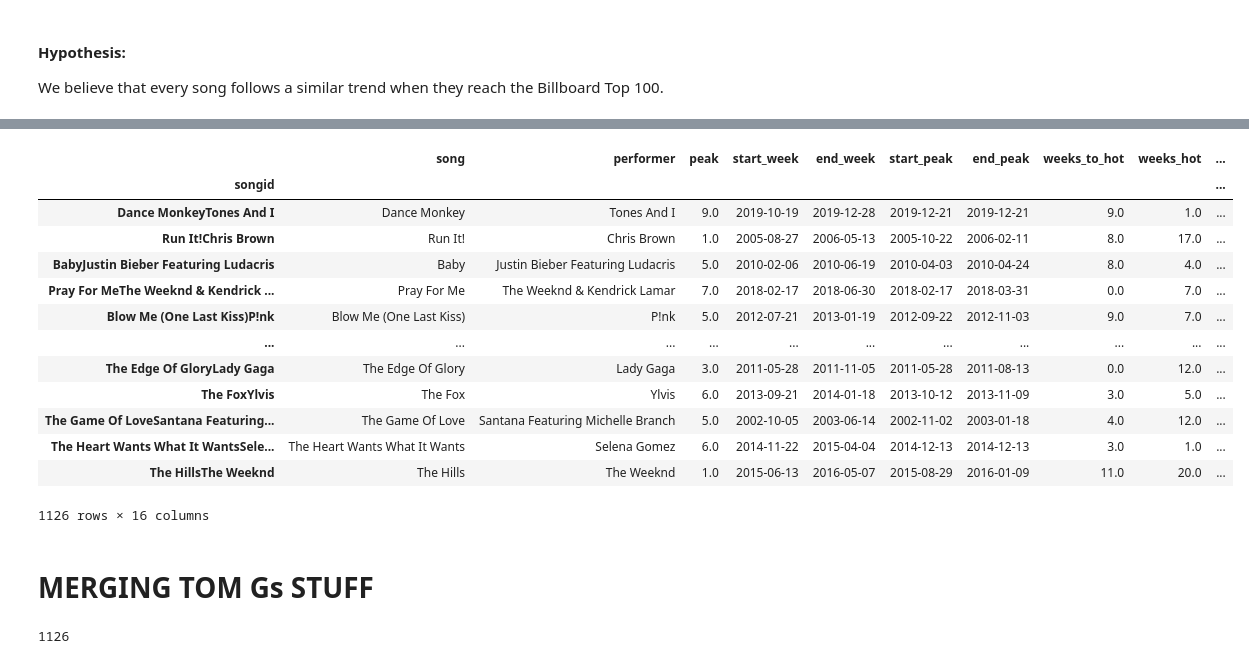
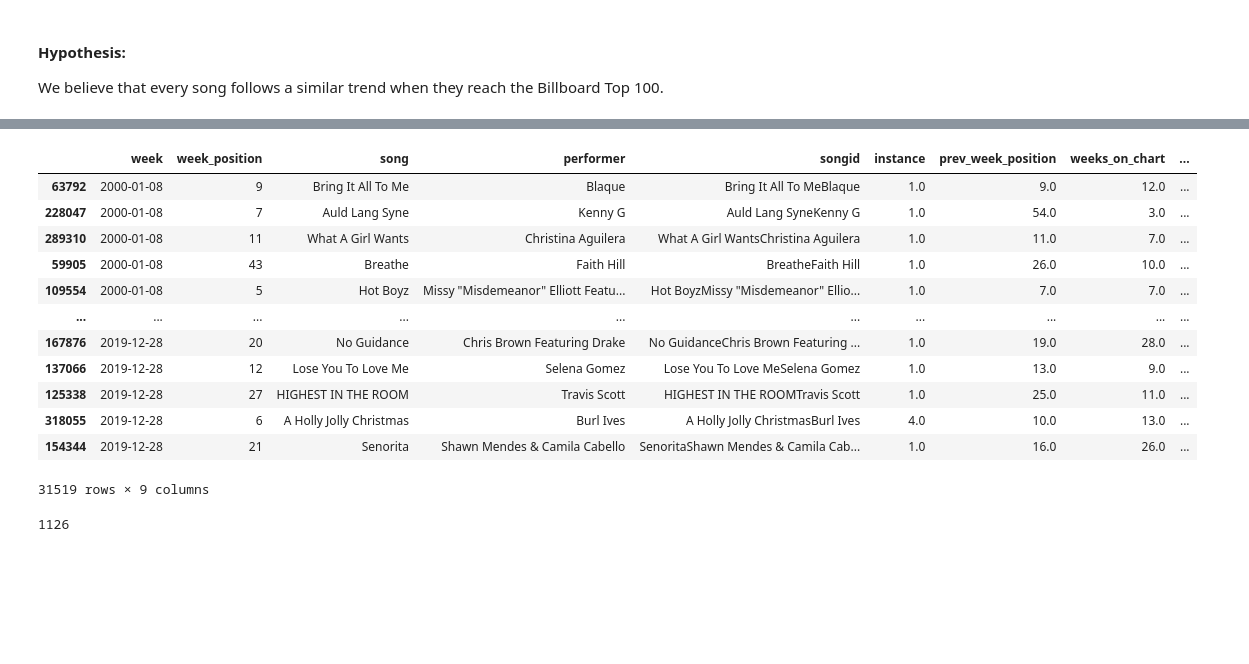
Before and after one commit to tvarano/hit-analyzer, a Jupyter notebook: main.ipynb, the cells around one changed output, grey strips where cells are left out. Saved outputs shown, nothing was run; the diff lists cells and outputs as text; code cells hidden in the pictures; blank space fills up the shorter version.

```diff
--- a/main.ipynb
+++ b/main.ipynb
@@ -115,7 +96,7 @@ df = df.drop(columns=['peak_position'])
 # %%
 ax = plt.gca()
 # for s in df.song.unique():
-s = "Satisfy YouPuff Daddy Featuring R. Kelly"
+s = "All I Want For Christmas Is YouMariah Carey"
 df[df.songid == s].plot(x='week', y='week_position', ax = ax)
 horiz_line_data = np.array([10 for i in range(len(df[df.songid == s]))])
 plt.plot(df[df.songid == s].week, horiz_line_data, 'r')
@@ -239,6 +191,6 @@ for i, r in song_info.iterrows():
 song_info = song_info.astype({"weeks_to_hot": 'float', "weeks_hot": 'float', "tail_weeks": 'float'})
 # %%
 for i, r in df.iterrows():
-    df.at[i, 'rel_week'] = (r.week - song_info.loc[r.songid].start_week).days / 7
+    df.at[i, 'rel_week'] = (r.week - song_info.loc[r.songid, 'start_week']).days / 7
 # %%
 # a couple graphs to make pretty and look at
@@ -284,2 +233,4 @@ for s in df.songid.unique():
     # instance
     song_info.at[s, 'instance'] = max(song_inst.instance)
+# %%
+df.insert(loc=len(df.columns), column='jump', value=[r.week_position - r.prev_week_position for _, r in df.iterrows()])
@@ -286,23 +256,22 @@ for s in df.songid.unique():
 # %%
-song_info# print(df[(df.songid == s) & (df.week == df.start_peak)].week_position)
+
+df
+# print(df[(df.songid == s) & (df.week == df.start_peak)].week_position)
 # print(df[(df.songid == s) & (df.week == df.start_week)].week_position)
 # %% [output]
-|  | song | performer | peak | start_week | end_week | start_peak | end_peak | weeks_to_hot | weeks_hot | ... |
-| songid |  |  |  |  |  |  |  |  |  | ... |
-| Dance MonkeyTones And I | Dance Monkey | Tones And I | 9.0 | 2019-10-19 | 2019-12-28 | 2019-12-21 | 2019-12-21 | 9.0 | 1.0 | ... |
-| Run It!Chris Brown | Run It! | Chris Brown | 1.0 | 2005-08-27 | 2006-05-13 | 2005-10-22 | 2006-02-11 | 8.0 | 17.0 | ... |
-| BabyJustin Bieber Featuring Ludacris | Baby | Justin Bieber Featuring Ludacris | 5.0 | 2010-02-06 | 2010-06-19 | 2010-04-03 | 2010-04-24 | 8.0 | 4.0 | ... |
-| Pray For MeThe Weeknd & Kendrick ... | Pray For Me | The Weeknd & Kendrick Lamar | 7.0 | 2018-02-17 | 2018-06-30 | 2018-02-17 | 2018-03-31 | 0.0 | 7.0 | ... |
-| Blow Me (One Last Kiss)P!nk | Blow Me (One Last Kiss) | P!nk | 5.0 | 2012-07-21 | 2013-01-19 | 2012-09-22 | 2012-11-03 | 9.0 | 7.0 | ... |
-| ... | ... | ... | ... | ... | ... | ... | ... | ... | ... | ... |
-| The Edge Of GloryLady Gaga | The Edge Of Glory | Lady Gaga | 3.0 | 2011-05-28 | 2011-11-05 | 2011-05-28 | 2011-08-13 | 0.0 | 12.0 | ... |
-| The FoxYlvis | The Fox | Ylvis | 6.0 | 2013-09-21 | 2014-01-18 | 2013-10-12 | 2013-11-09 | 3.0 | 5.0 | ... |
-| The Game Of LoveSantana Featuring... | The Game Of Love | Santana Featuring Michelle Branch | 5.0 | 2002-10-05 | 2003-06-14 | 2002-11-02 | 2003-01-18 | 4.0 | 12.0 | ... |
-| The Heart Wants What It WantsSele... | The Heart Wants What It Wants | Selena Gomez | 6.0 | 2014-11-22 | 2015-04-04 | 2014-12-13 | 2014-12-13 | 3.0 | 1.0 | ... |
-| The HillsThe Weeknd | The Hills | The Weeknd | 1.0 | 2015-06-13 | 2016-05-07 | 2015-08-29 | 2016-01-09 | 11.0 | 20.0 | ... |
+|  | week | week_position | song | performer | songid | instance | prev_week_position | weeks_on_chart | ... |
+| 63792 | 2000-01-08 | 9 | Bring It All To Me | Blaque | Bring It All To MeBlaque | 1.0 | 9.0 | 12.0 | ... |
+| 228047 | 2000-01-08 | 7 | Auld Lang Syne | Kenny G | Auld Lang SyneKenny G | 1.0 | 54.0 | 3.0 | ... |
+| 289310 | 2000-01-08 | 11 | What A Girl Wants | Christina Aguilera | What A Girl WantsChristina Aguilera | 1.0 | 11.0 | 7.0 | ... |
+| 59905 | 2000-01-08 | 43 | Breathe | Faith Hill | BreatheFaith Hill | 1.0 | 26.0 | 10.0 | ... |
+| 109554 | 2000-01-08 | 5 | Hot Boyz | Missy "Misdemeanor" Elliott Featu... | Hot BoyzMissy "Misdemeanor" Ellio... | 1.0 | 7.0 | 7.0 | ... |
+| ... | ... | ... | ... | ... | ... | ... | ... | ... | ... |
+| 167876 | 2019-12-28 | 20 | No Guidance | Chris Brown Featuring Drake | No GuidanceChris Brown Featuring ... | 1.0 | 19.0 | 28.0 | ... |
+| 137066 | 2019-12-28 | 12 | Lose You To Love Me | Selena Gomez | Lose You To Love MeSelena Gomez | 1.0 | 13.0 | 9.0 | ... |
+| 125338 | 2019-12-28 | 27 | HIGHEST IN THE ROOM | Travis Scott | HIGHEST IN THE ROOMTravis Scott | 1.0 | 25.0 | 11.0 | ... |
+| 318055 | 2019-12-28 | 6 | A Holly Jolly Christmas | Burl Ives | A Holly Jolly ChristmasBurl Ives | 4.0 | 10.0 | 13.0 | ... |
+| 154344 | 2019-12-28 | 21 | Senorita | Shawn Mendes & Camila Cabello | SenoritaShawn Mendes & Camila Cab... | 1.0 | 16.0 | 26.0 | ... |
-1126 rows × 16 columns
+31519 rows × 9 columns
-# %% [markdown]
-# MERGING TOM Gs STUFF
 # %%
 train = song_info.copy()[['peak', 'weeks_on_chart', 'weeks_hot', 'weeks_to_hot', 'instance', 'tail_weeks' ]]
 train = train.reset_index().drop(columns=['songid'])
```
Also changed, not shown: parts of 18 cells of this notebook.
